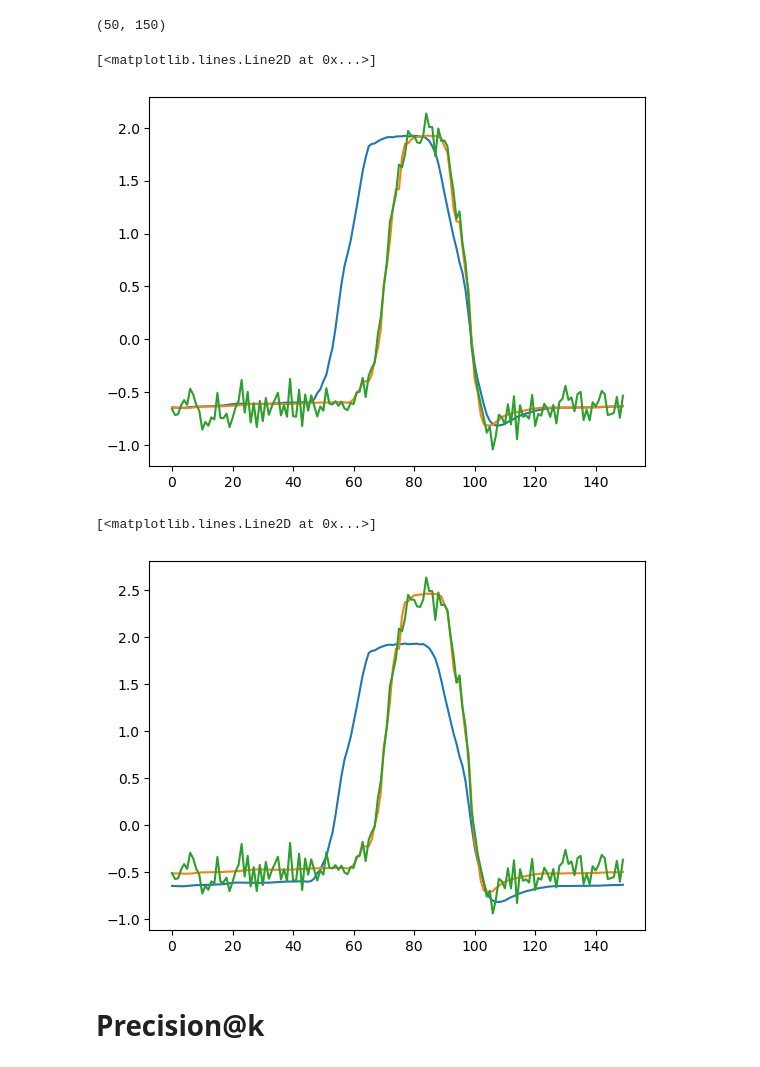
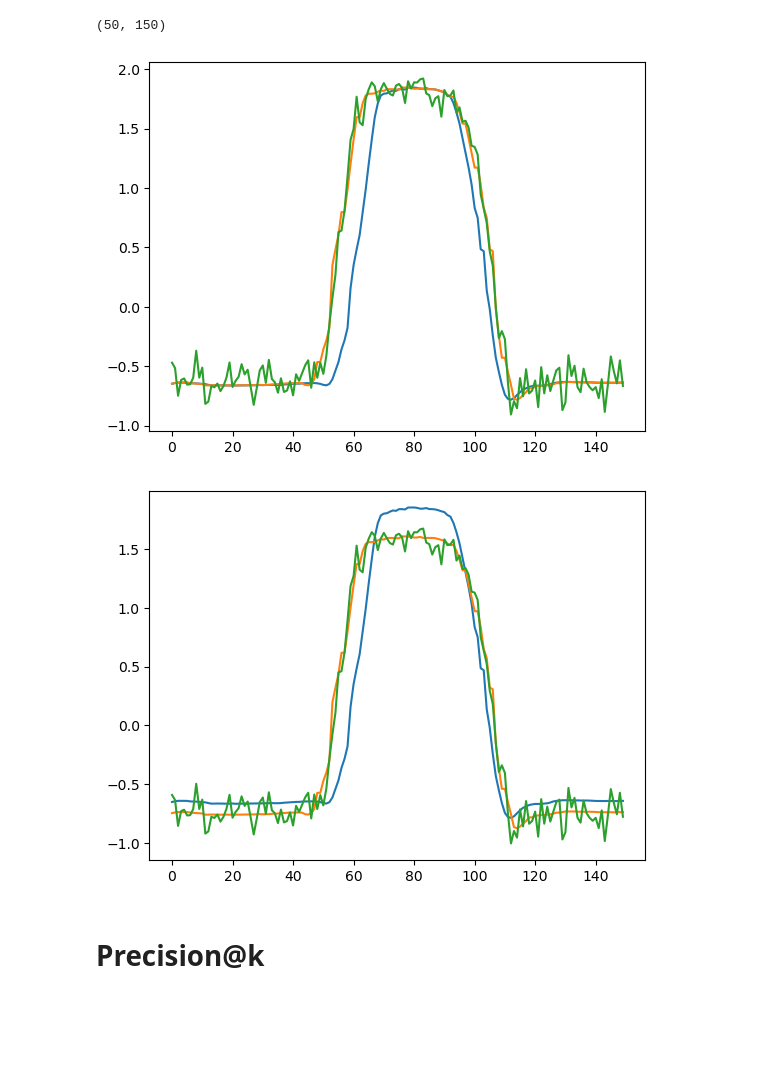
Before and after one commit to cyuab/k-scaling-factor-dtw, a Jupyter notebook: code/querying.ipynb, the cells around one changed output. Cells and saved outputs as stored; diff of their text form; code cells hidden in the pictures; blank space fills up the shorter version.

```diff
--- a/code/querying.ipynb
+++ b/code/querying.ipynb
@@ -26,15 +26,15 @@ data = np.load(
     allow_pickle=True,
 )
 X_train_scaled = data["X_train_scaled"]
-X_train_proc = data["X_train_proc"]
-X_train_proc_noise = data["X_train_proc_noise"]
+X_train_ps = data["X_train_ps"]
+X_train_ps_noise = data["X_train_ps_noise"]
 y_train = data["y_train"]
 X_test_scaled = data["X_test_scaled"]
-X_test_proc = data["X_test_proc"]
-X_test_proc_noisy = data["X_test_proc_noise"]
+X_test_ps = data["X_test_ps"]
+X_test_ps_noise = data["X_test_ps_noise"]
 y_test = data["y_test"]
-train_cutting_orig = data["train_cutting_orig"].tolist()
-train_cutting_final = data["train_cutting_final"].tolist()
-test_cutting_orig = data["test_cutting_orig"].tolist()
-test_cutting_final = data["test_cutting_final"].tolist()
+X_train_cuts = data["X_train_cuts"].tolist()
+X_train_ps_cuts = data["X_train_ps_cuts"].tolist()
+X_test_cuts = data["X_test_cuts"].tolist()
+X_test_ps_cuts = data["X_test_ps_cuts"].tolist()
 # %%
@@ -42,28 +42,24 @@ X_train_scaled.shape, X_train_proc.shape, X_train_proc_noise.shape
 # %% [output]
 ((50, 150), (50, 150), (50, 150))
-# %%
-# X_train_scaled = X_train_scaled.squeeze()
-X_train_scaled = X_train_scaled
 # %%
 X_train_scaled.shape
 # %% [output]
 (50, 150)
 # %%
 X_train_scaled_norm = z_normalise_series_2d(X_train_scaled)
-X_train_proc_norm = z_normalise_series_2d(X_train_proc)
-X_train_proc_noise_norm = z_normalise_series_2d(X_train_proc_noise)
+X_train_ps_norm = z_normalise_series_2d(X_train_ps)
+X_train_ps_noise_norm = z_normalise_series_2d(X_train_ps_noise)
 # %%
-plt.plot(X_train_scaled[1])
-plt.plot(X_train_proc[1])
-plt.plot(X_train_proc_noise[1])
+instance_idx = 0
+plt.plot(X_train_scaled[instance_idx])
+plt.plot(X_train_ps[instance_idx])
+plt.plot(X_train_ps_noise[instance_idx])
+plt.show()
+plt.plot(X_train_scaled_norm[instance_idx])
+plt.plot(X_train_ps_norm[instance_idx])
+plt.plot(X_train_ps_noise_norm[instance_idx])
+plt.show()
 # %% [output]
-[<matplotlib.lines.Line2D at 0x...>]
-[figure, old version]
+[figure, new version]
+[figure, added]
-# %%
-plt.plot(X_train_scaled_norm[1])
-plt.plot(X_train_proc_norm[1])
-plt.plot(X_train_proc_noise_norm[1])
-# %% [output]
-[<matplotlib.lines.Line2D at 0x...>]
-[figure, removed]
 # %%
```
Also changed, not shown: parts of 9 cells of this notebook, 10 other files.
